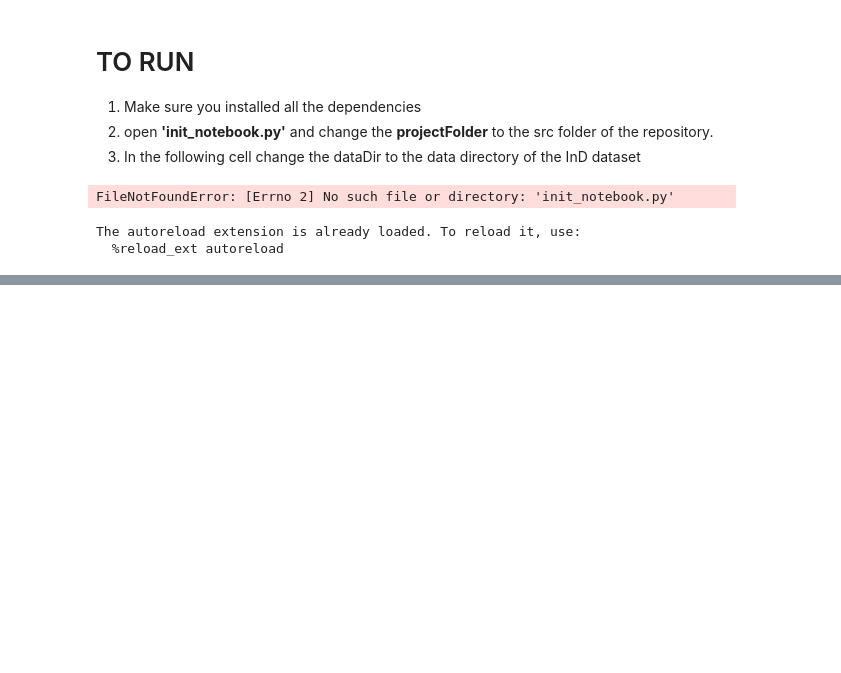
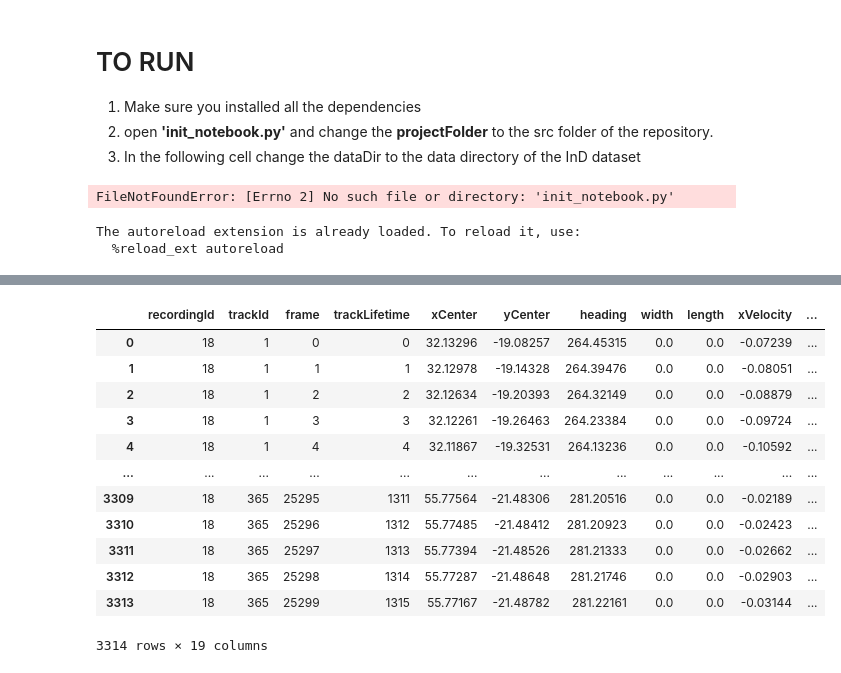
Before and after one commit to ika-rwth-aachen/drone-dataset-tools, a Jupyter notebook: src/notebooks/RecordingData.ipynb, the cells around one changed output, grey strips where cells are left out. Cells and saved outputs as stored; diff of their text form; code cells hidden in the pictures; blank space fills up the shorter version.

```diff
--- a/src/notebooks/RecordingData.ipynb
+++ b/src/notebooks/RecordingData.ipynb
@@ -92,0 +114,16 @@ recordingData.getDfById(41)
+# %%
+crossingDf
+# %% [output]
+|  | recordingId | trackId | frame | trackLifetime | xCenter | yCenter | heading | width | length | xVelocity | ... |
+| 0 | 18 | 1 | 0 | 0 | 32.13296 | -19.08257 | 264.45315 | 0.0 | 0.0 | -0.07239 | ... |
+| 1 | 18 | 1 | 1 | 1 | 32.12978 | -19.14328 | 264.39476 | 0.0 | 0.0 | -0.08051 | ... |
+| 2 | 18 | 1 | 2 | 2 | 32.12634 | -19.20393 | 264.32149 | 0.0 | 0.0 | -0.08879 | ... |
+| 3 | 18 | 1 | 3 | 3 | 32.12261 | -19.26463 | 264.23384 | 0.0 | 0.0 | -0.09724 | ... |
+| 4 | 18 | 1 | 4 | 4 | 32.11867 | -19.32531 | 264.13236 | 0.0 | 0.0 | -0.10592 | ... |
+| ... | ... | ... | ... | ... | ... | ... | ... | ... | ... | ... | ... |
+| 3309 | 18 | 365 | 25295 | 1311 | 55.77564 | -21.48306 | 281.20516 | 0.0 | 0.0 | -0.02189 | ... |
+| 3310 | 18 | 365 | 25296 | 1312 | 55.77485 | -21.48412 | 281.20923 | 0.0 | 0.0 | -0.02423 | ... |
+| 3311 | 18 | 365 | 25297 | 1313 | 55.77394 | -21.48526 | 281.21333 | 0.0 | 0.0 | -0.02662 | ... |
+| 3312 | 18 | 365 | 25298 | 1314 | 55.77287 | -21.48648 | 281.21746 | 0.0 | 0.0 | -0.02903 | ... |
+| 3313 | 18 | 365 | 25299 | 1315 | 55.77167 | -21.48782 | 281.22161 | 0.0 | 0.0 | -0.03144 | ... |
+3314 rows × 19 columns
```
Also changed, not shown: parts of 12 cells of this notebook, 2 other files.
